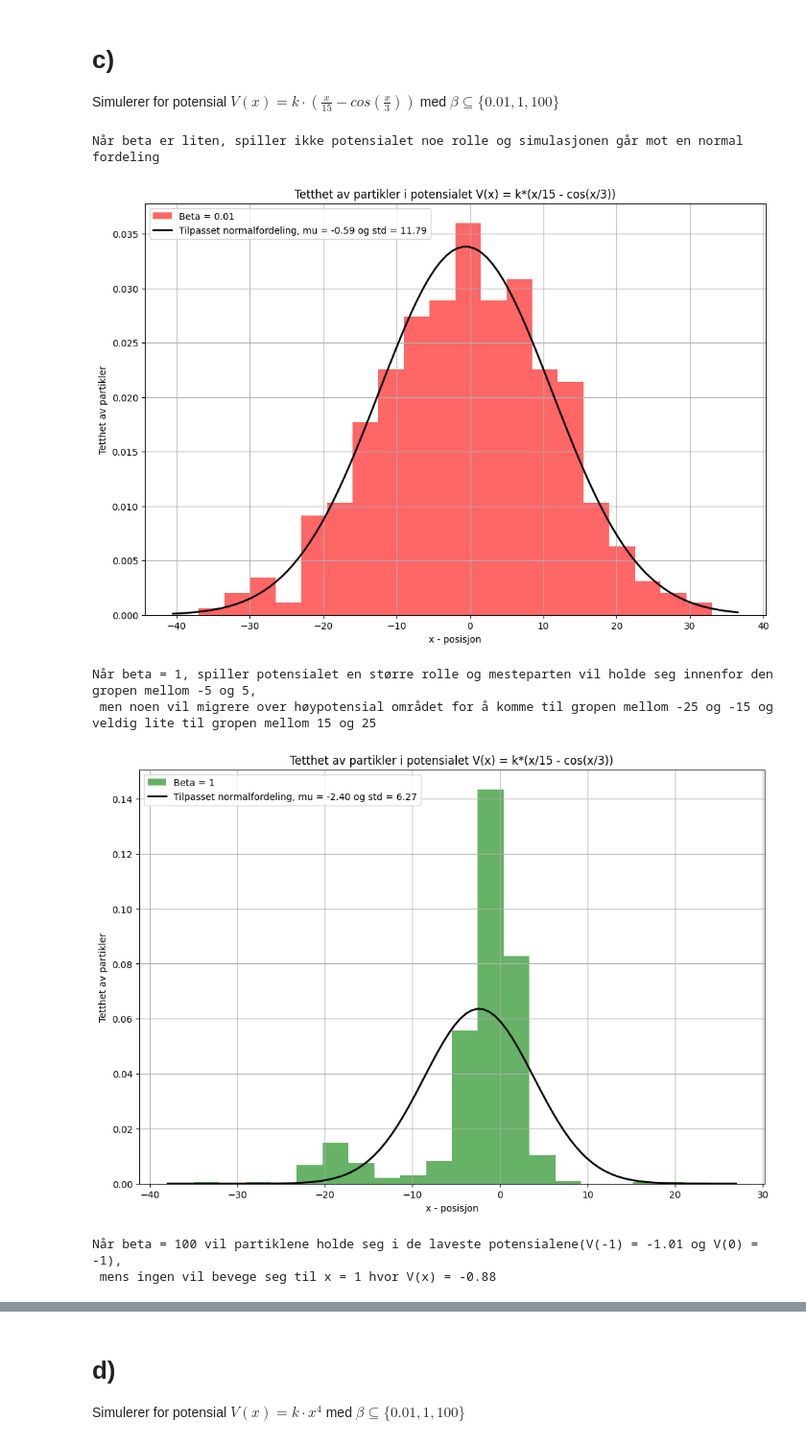
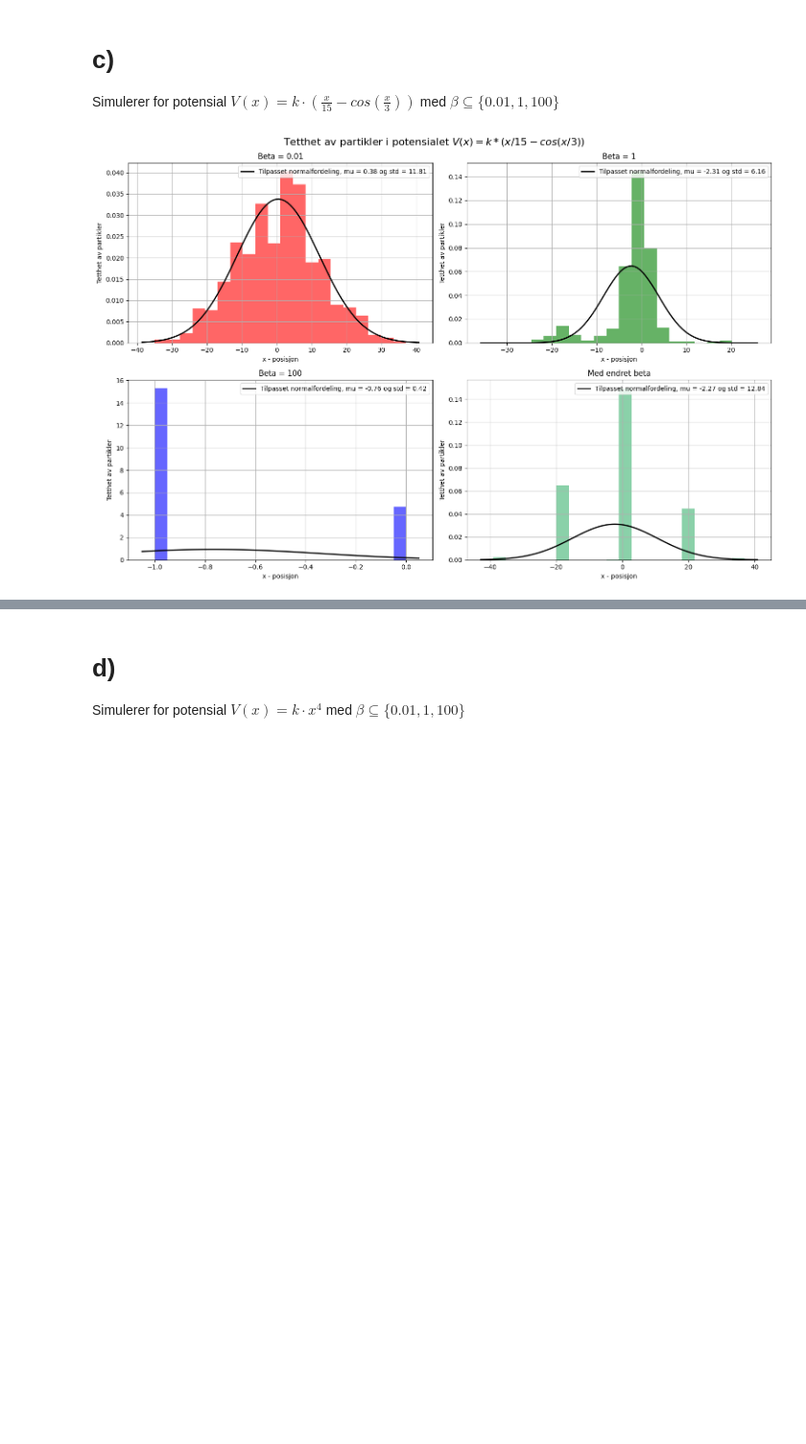
Before and after one commit to marieke-vaske/VitBer-BioFys, a Jupyter notebook: Prosjekt - oppgave 2.ipynb, the cells around one changed output, grey strips where cells are left out. Shown at 96% size. Cells and saved outputs as stored; diff of their text form; code cells hidden in the pictures; blank space fills up the shorter version.

```diff
--- a/Prosjekt - oppgave 2.ipynb
+++ b/Prosjekt - oppgave 2.ipynb
@@ -7,10 +7,6 @@ import numpy as np
 import matplotlib.pyplot as plt
 import scipy
 import random
-
-#Setter opp plotteparametere
-plt.rcParams['figure.figsize'] = [12, 8]  # Width, Height in inches
-
 
 # Uniformt potensial
 k = 1
@@ -109,59 +111,52 @@ Simulerer for potensial $V(x) = k\cdot (\frac{x}{15} - cos(\frac{x}{3}))$ med $\
 # %%
 def V(x):
     return k*(x/15 - np.cos(x/3))
 
-explainations = ["Når beta er liten, spiller ikke potensialet noe rolle og simulasjonen går mot en normal fordeling",
-                  "Når beta = 1, spiller potensialet en større rolle og mesteparten vil holde seg innenfor den gropen mellom -5 og 5,\n men noen vil migrere over høypotensial området for å komme til gropen mellom -25 og -15 og veldig lite til gropen mellom 15 og 25",
-                    "Når beta = 100 vil partiklene holde seg i de laveste potensialene(V(-1) = -1.01 og V(0) = -1),\n mens ingen vil bevege seg til x = 1 hvor V(x) = -0.88"]
 
 
-for beta, color, expl in zip([0.01, 1, 100], ['r', 'g', 'b'], explainations):
+fig, ax = plt.subplots(2, 2, figsize=(15, 10))
+for i, (beta, color) in enumerate(zip([0.01, 1, 100], ['r', 'g', 'b'])):
     particles3 = sim()
     mu, std = scipy.stats.norm.fit(particles3)
-    plt.hist(particles3, bins=bin_size, density=True, alpha=0.6, color=color, label=f"Beta = {(beta)}")
+    row, col = divmod(i, 2)
+    ax[row, col].hist(particles3, bins=bin_size, density=True, alpha=0.6, color=color)
 
-    xmin, xmax = plt.xlim()
+    xmin, xmax = ax[row, col].get_xlim()
     x = np.linspace(xmin, xmax, 100)
     p = scipy.stats.norm.pdf(x, mu, std)
-    plt.plot(x, p, 'k', linewidth=2, label=f"Tilpasset normalfordeling, mu = {mu:.2f} og std = {std:.2f}")
-    plt.xlabel("x - posisjon")
-    plt.ylabel("Tetthet av partikler")
-    plt.title("Tetthet av partikler i potensialet V(x) = k*(x/15 - cos(x/3))")
-    plt.grid()
-    plt.legend()
-    print(expl)
-    plt.show()
+    ax[row, col].plot(x, p, 'k', linewidth=2, label=f"Tilpasset normalfordeling, mu = {mu:.2f} og std = {std:.2f}")
+    ax[row, col].set_xlabel("x - posisjon")
+    ax[row, col].set_ylabel("Tetthet av partikler")
+    ax[row, col].set_title(f"Beta = {beta}")
+    ax[row, col].grid()
+    ax[row, col].legend()
 
-#Ekstraoppgave
-arr =  np.zeros(n)
+# Ekstraoppgave
+arr = np.zeros(n)
 beta = 0.01
-for i in range(0, 2*t, delta_t): # Dobbel tidssteg lengde
-    if i > t: #Endrer beta verdi etter halve tidssteg
+for i in range(0, 2 * t, delta_t):  # Dobbel tidssteg lengde
+    if i > t:  # Endrer beta verdi etter halve tidssteg
         beta = 100
     for j in range(n):
         a = random.uniform(0, 1)
         if a < p_minus(arr[j]):
             arr[j] -= h
         elif (1 - p_plus(arr[j])) < a:
-                arr[j] += h
-plt.hist(arr, bins=bin_size, density=True, alpha=0.6, color='mediumseagreen') #Tilpasser normalfordeling
+            arr[j] += h
+ax[1, 1].hist(arr, bins=bin_size, density=True, alpha=0.6, color='mediumseagreen')  # Tilpasser normalfordeling
 mu, std = scipy.stats.norm.fit(arr)
-xmin, xmax = plt.xlim()
+xmin, xmax = ax[1, 1].get_xlim()
 x = np.linspace(xmin, xmax, 100)
 p = scipy.stats.norm.pdf(x, mu, std)
-plt.plot(x, p, 'k', linewidth=2, label=f"Tilpasset normalfordeling, mu = {mu:.2f} og std = {std:.2f}")
-plt.xlabel("x - posisjon")
-plt.ylabel("Tetthet av partikler")
-plt.title("Tetthet av partikler i potensialet V(x) = k*(x/15 - cos(x/3)) med endret beta")
-plt.grid()
-plt.legend()
-print("Når beta = 0.01 vil partiklene spre seg jevnt utover(slik som i første plott i 2c),\n mens når beta = 100 vil partiklene holde seg i de laveste potensialene rundt der de oppholder seg etter den første fordelingen.\n Da vil de samle seg mest ved x = -19.45, x = -0.6 og x = 18.25")
+ax[1, 1].plot(x, p, 'k', linewidth=2, label=f"Tilpasset normalfordeling, mu = {mu:.2f} og std = {std:.2f}")
+ax[1, 1].set_xlabel("x - posisjon")
+ax[1, 1].set_ylabel("Tetthet av partikler")
+ax[1, 1].set_title("Med endret beta")
+ax[1, 1].grid()
+ax[1, 1].legend()
+
+fig.suptitle("Tetthet av partikler i potensialet $V(x) = k*(x/15 - cos(x/3))$", fontsize=16)
+plt.tight_layout()
 plt.show()
 # %% [output]
-Når beta er liten, spiller ikke potensialet noe rolle og simulasjonen går mot en normal fordeling
-[figure, old version]
+[figure, new version]
-Når beta = 1, spiller potensialet en større rolle og mesteparten vil holde seg innenfor den gropen mellom -5 og 5,
- men noen vil migrere over høypotensial området for å komme til gropen mellom -25 og -15 og veldig lite til gropen mellom 15 og 25
-[figure, removed]
-Når beta = 100 vil partiklene holde seg i de laveste potensialene(V(-1) = -1.01 og V(0) = -1),
- mens ingen vil bevege seg til x = 1 hvor V(x) = -0.88
```
Also changed, not shown: parts of 7 cells of this notebook.
